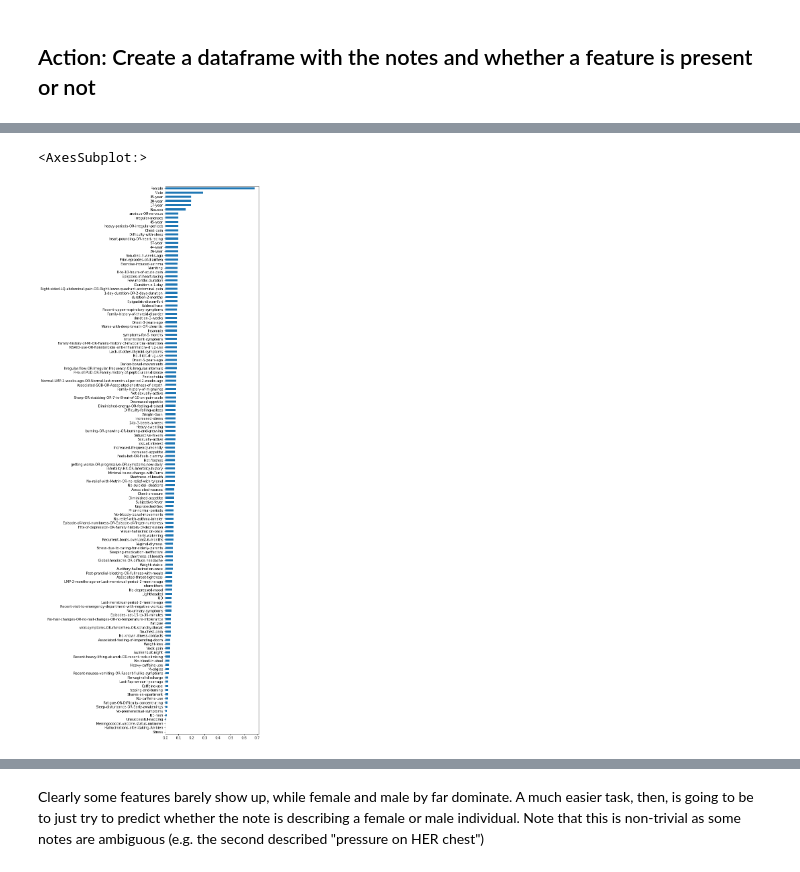
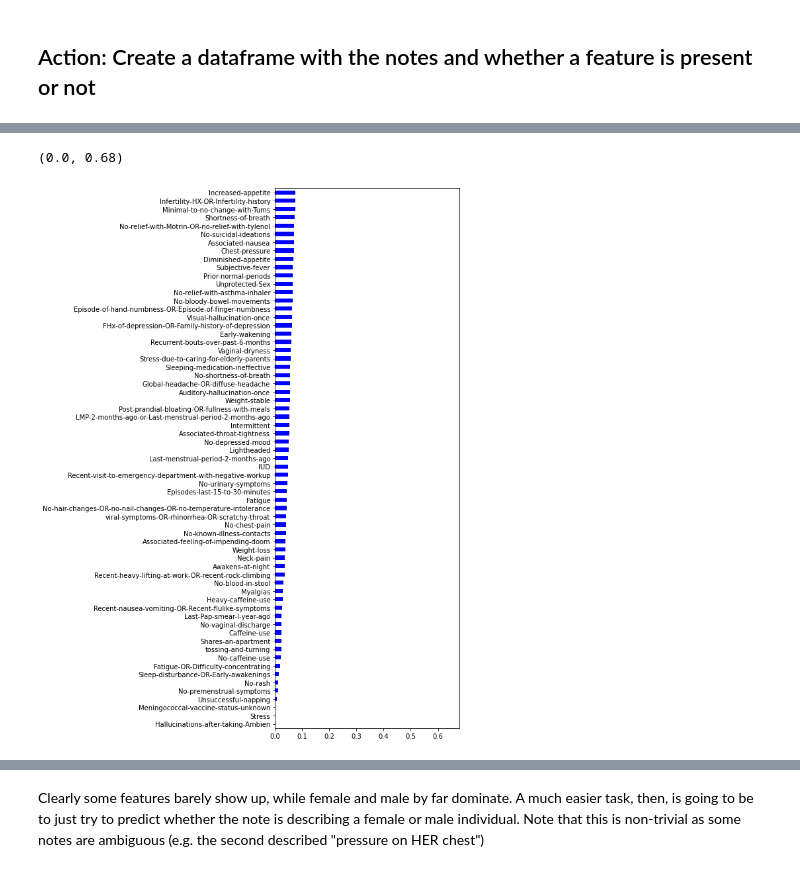
Before and after one commit to naveace/nbme_comp, a Jupyter notebook: src/project/experiments/EDA/EDA_Evan.ipynb, the cells around one changed output, grey strips where cells are left out. Cells and saved outputs as stored; diff of their text form; code cells hidden in the pictures.

Commit message:
re-ran to make slides, made some slight tweaks to presentation

```diff
--- a/src/project/experiments/EDA/EDA_Evan.ipynb
+++ b/src/project/experiments/EDA/EDA_Evan.ipynb
@@ -284,7 +287,10 @@ max                                                1.000000        1.000000
 
 [8 rows x 131 columns]
-# %%
-present_df.select_dtypes(exclude=['object']).mean().sort_values().plot(kind='barh', figsize=(5, 30))
-# %% [output]
-<AxesSubplot:>
-[figure, removed]
+# %%
+from matplotlib import pyplot as plt
+plotting_df = present_df.select_dtypes(exclude=['object']).mean().sort_values()
+plotting_df.iloc[0:len(plotting_df)//2].plot(kind='barh', color='blue', figsize=(5,15))
+plt.gca().set_xlim(0, plotting_df.max())
+# %% [output]
+(0.0, 0.68)
+[figure, added]
```
Also changed, not shown: parts of 9 cells of this notebook, 1 other file.
